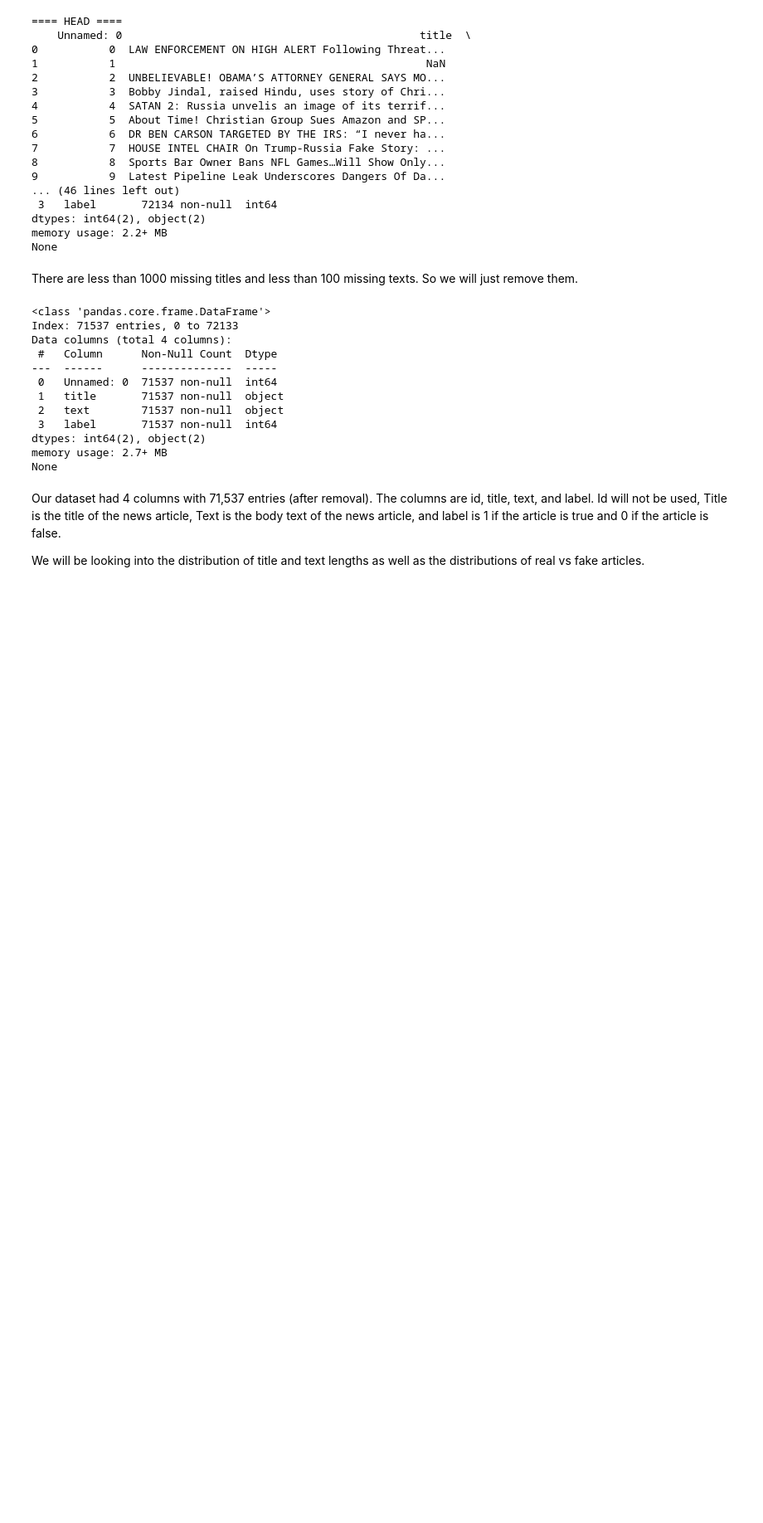
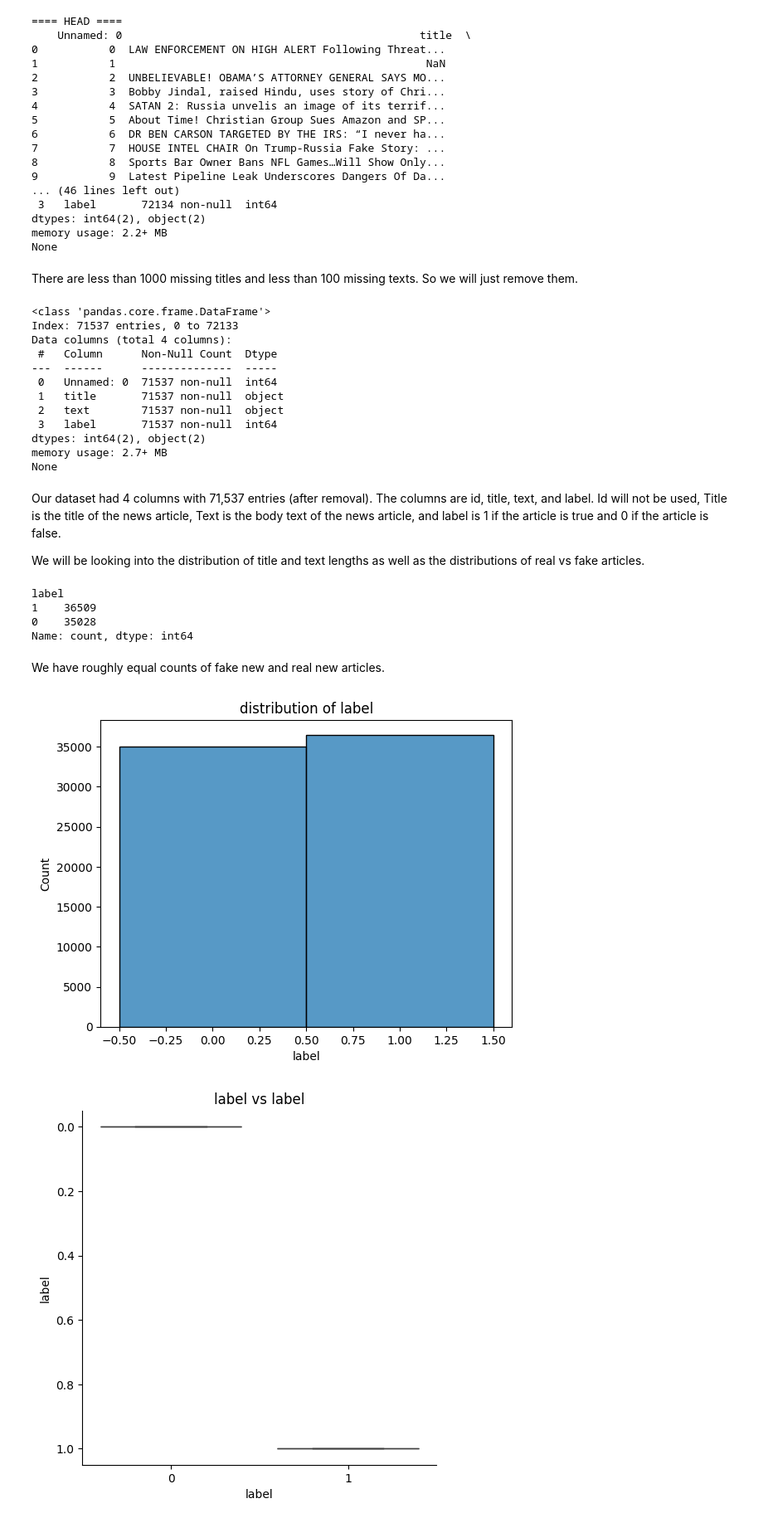
Before and after one commit to pknepps/fake-news-analysis, a Jupyter notebook: analysis.ipynb, the cells around one changed output. Shown at 83% size. Saved outputs shown, nothing was run; the diff lists cells and outputs as text; code cells hidden in the pictures; blank space fills up the shorter version.

Commit message:
explored some data with preston

```diff
--- a/analysis.ipynb
+++ b/analysis.ipynb
@@ -53,7 +54,44 @@ Data columns (total 4 columns):
 dtypes: int64(2), object(2)
 memory usage: 2.7+ MB
 None
+# %%
+df['label'] = df['label'].astype('category')
 # %% [markdown]
 Our dataset had 4 columns with 71,537 entries (after removal). The columns are id, title, text, and label. Id will not be used, Title is the title of the news article, Text is the body text of the news article, and label is 1 if the article is true and 0 if the article is false.
 
 We will be looking into the distribution of title and text lengths as well as the distributions of real vs fake articles.
+# %%
+df["label"].value_counts()
+# %% [output]
+label
+1    36509
+0    35028
+Name: count, dtype: int64
+# %% [markdown]
+We have roughly equal counts of fake new and real new articles.
+# %%
+with_len = df.copy()
+with_len["title_len"] = with_len["title"].apply(len)
+with_len["text_len"] = with_len["text"].apply(len)
+with_len.head()
+
+def count_uppercase(text):
+    count = 0
+    for char in text:
+        if char.isalpha() and char.upper() == char:
+            count += 1
+    return count
+
+with_len["uppercase_title_len"] = with_len["title"].apply(count_uppercase)
+with_len["uppercase_text_len"] = with_len["text"].apply(count_uppercase)
+# %%
+for name in ["label", "title_len", "text_len", "uppercase_title_len", "uppercase_text_len"]:
+    sn.histplot(with_len[name])
+    plt.title(f"distribution of {name}")
+    plt.show()
+    sn.catplot(data=with_len, x=name, y="label", kind="box")
+    plt.title(f"{name} vs label")
+    plt.show()
+# %% [output]
+[figure, added]
+[figure, added]
```
Also changed, not shown: parts of 5 cells of this notebook, 2 other files.
